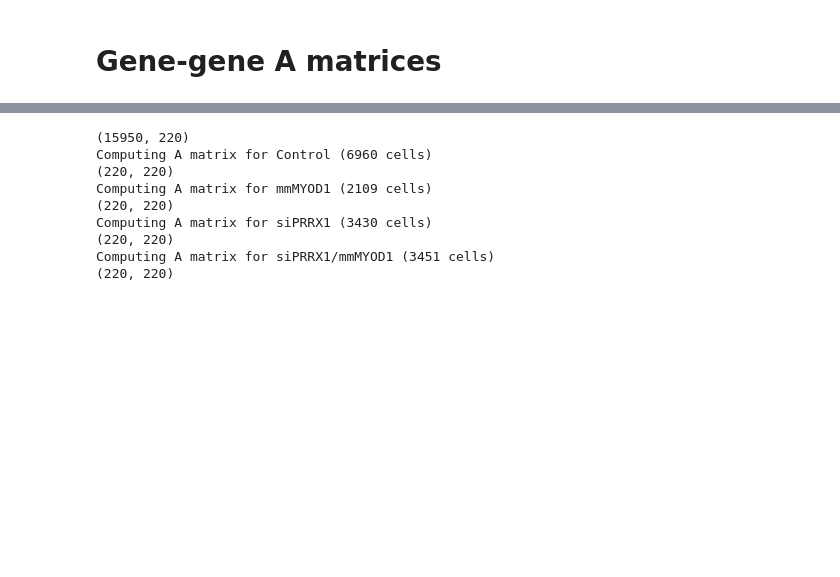
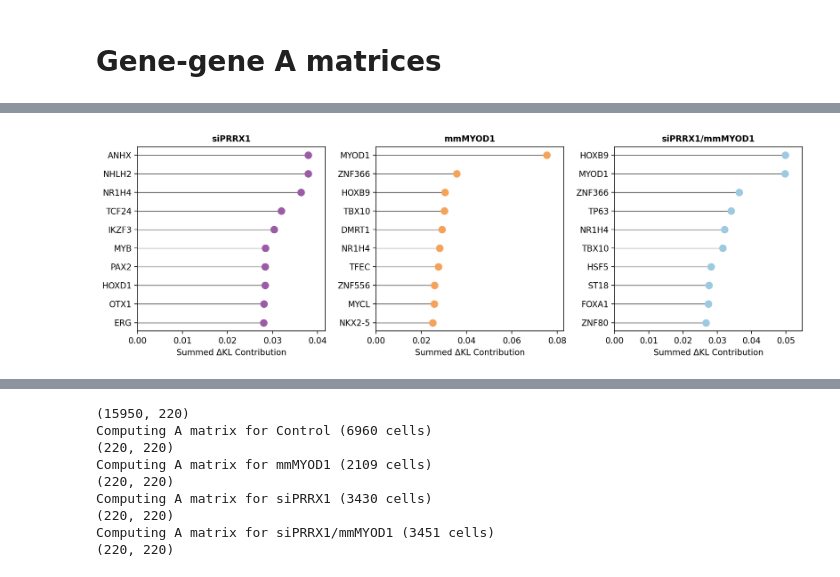
Before and after one commit to jrcwycy/hybrid_reprogramming, a Jupyter notebook: notebooks/networks/gene_distances.ipynb, the cells around one changed output, grey strips where cells are left out. Drawn from its saved outputs; the diff is of its cells as text; code cells hidden in the pictures; blank space fills up the shorter version.

```diff
--- a/notebooks/networks/gene_distances.ipynb
+++ b/notebooks/networks/gene_distances.ipynb
@@ -307,0 +723,33 @@ Total unique genes across selected types: 563
+# %%
+plot_conditions = ['siPRRX1', 'mmMYOD1', 'siPRRX1/mmMYOD1']
+
+plt.rcParams['figure.dpi'] = 200
+fig, axes = plt.subplots(1, 3, figsize=(12, 4), sharex=False)
+
+for i, cond in enumerate(plot_conditions):
+    ax = axes[i]
+
+    # Filter and sort data for this condition
+    genes_plot = top_genes[top_genes["condition"] == cond].sort_values("KL_sum", ascending=False).head(10)
+    genes_plot = genes_plot[::-1]  # Largest on top
+
+    # Get color from palette
+    dot_color = palette.get(cond, 'black')
+
+    # Plotting
+    ax.hlines(y=genes_plot["gene"], xmin=0, xmax=genes_plot["KL_sum"], color='k', linewidth=0.5)
+    ax.plot(genes_plot["KL_sum"], genes_plot["gene"], "o", color=dot_color, markersize=8)
+
+    # Aesthetics
+    ax.set_title(f"{cond}", fontsize=10, fontweight='bold')
+    ax.set_xlabel("Summed ΔKL Contribution")
+    ax.margins(x=0.05)
+
+    # Set x-limit slightly higher than max for breathing room
+    if not genes_plot.empty:
+        ax.set_xlim([0, genes_plot["KL_sum"].max() * 1.1])
+
+plt.tight_layout()
+plt.show()
+# %% [output]
+[figure, added]
```
Also changed, not shown: parts of 26 cells of this notebook.
